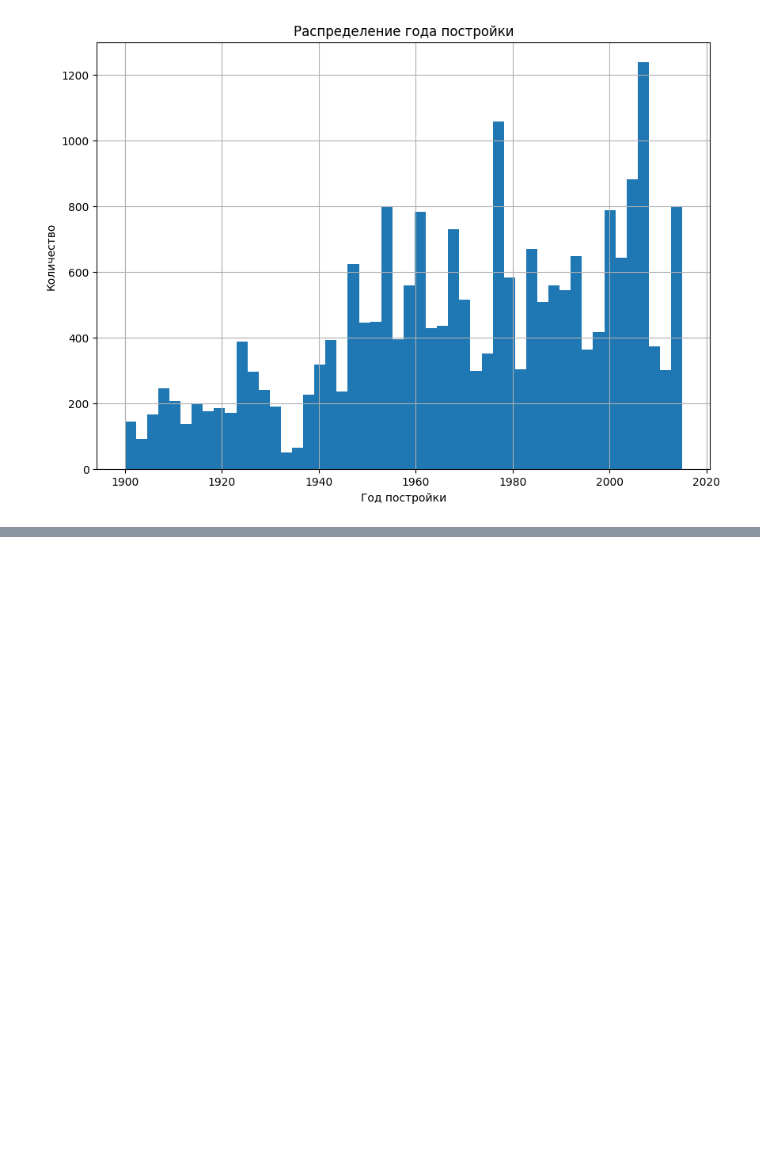
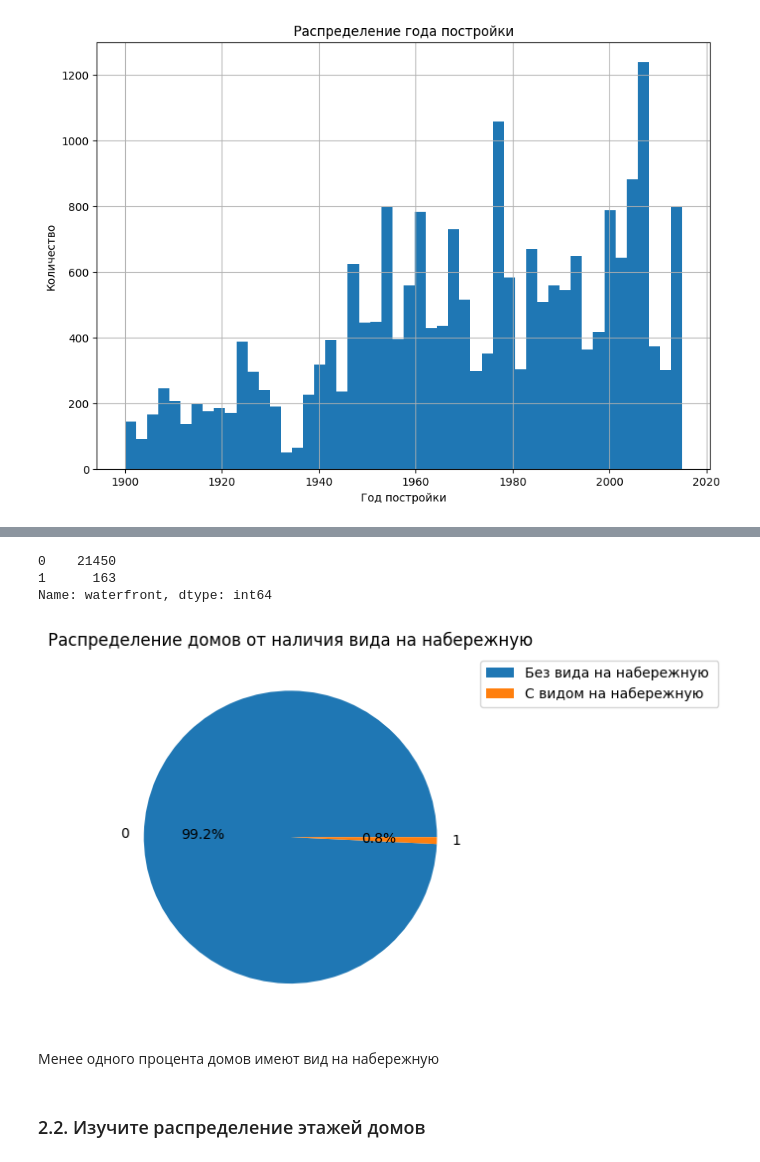
Before and after one commit to Olga643/Example, a Jupyter notebook: Untitled21.ipynb, the cells around one changed output, grey strips where cells are left out. Cells and saved outputs as stored; diff of their text form; code cells hidden in the pictures; blank space fills up the shorter version.

```diff
--- a/Untitled21.ipynb
+++ b/Untitled21.ipynb
@@ -139,0 +147,17 @@ plt.grid()
+# %%
+data = df['waterfront'].value_counts()
+data
+# %% [output]
+0    21450
+1      163
+Name: waterfront, dtype: int64
+# %%
+plt.pie(data.values, labels=data.index, autopct='%.1f%%')
+plt.title('Распределение домов от наличия вида на набережную')
+plt.legend(['Без вида на набережную ', 'С видом на набережную'], loc='upper left', bbox_to_anchor=(1.0, 1.0));
+# %% [output]
+[figure, added]
+# %% [markdown]
+Менее одного процента домов имеют вид на набережную
+# %% [markdown]
+### 2.2. Изучите распределение этажей домов
```
Also changed, not shown: parts of 15 cells of this notebook.
